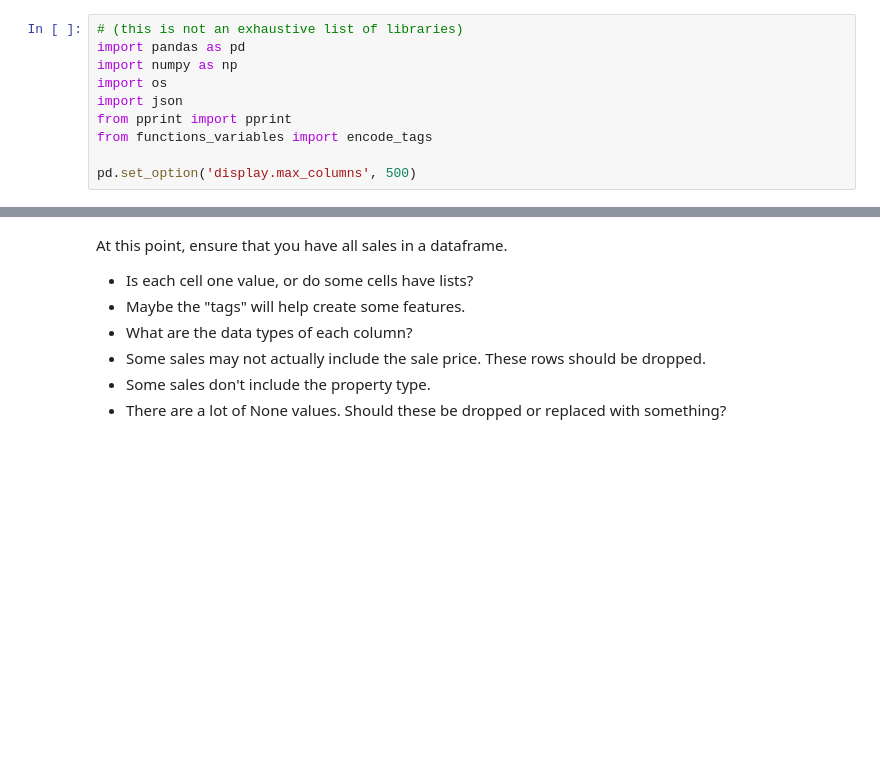
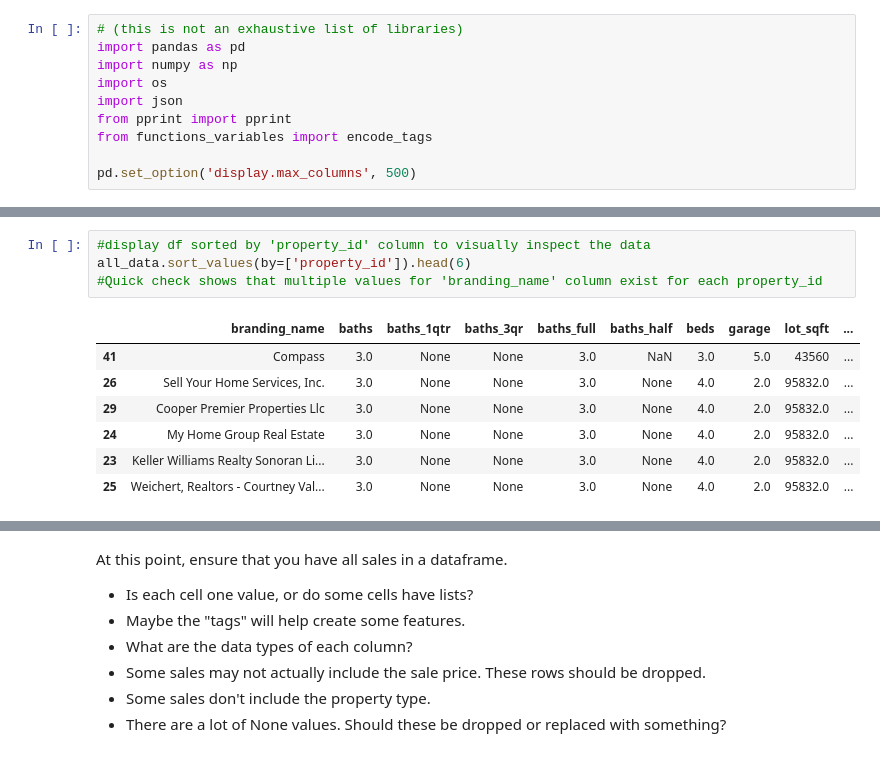
Before and after one commit to tylanoflynn/supervised_learning, a Jupyter notebook: notebooks/1 - EDA.ipynb, the cells around one changed output, grey strips where cells are left out. Saved outputs shown, nothing was run; the diff lists cells and outputs as text; blank space fills up the shorter version.

```diff
--- a/notebooks/1 - EDA.ipynb
+++ b/notebooks/1 - EDA.ipynb
@@ -167,0 +115,12 @@ memory usage: 8.9+ KB
+# %%
+#display df sorted by 'property_id' column to visually inspect the data
+all_data.sort_values(by=['property_id']).head(6)
+#Quick check shows that multiple values for 'branding_name' column exist for each property_id
+# %% [output]
+|  | branding_name | baths | baths_1qtr | baths_3qr | baths_full | baths_half | beds | garage | lot_sqft | ... |
+| 41 | Compass | 3.0 | None | None | 3.0 | NaN | 3.0 | 5.0 | 43560 | ... |
+| 26 | Sell Your Home Services, Inc. | 3.0 | None | None | 3.0 | None | 4.0 | 2.0 | 95832.0 | ... |
+| 29 | Cooper Premier Properties Llc | 3.0 | None | None | 3.0 | None | 4.0 | 2.0 | 95832.0 | ... |
+| 24 | My Home Group Real Estate | 3.0 | None | None | 3.0 | None | 4.0 | 2.0 | 95832.0 | ... |
+| 23 | Keller Williams Realty Sonoran Li... | 3.0 | None | None | 3.0 | None | 4.0 | 2.0 | 95832.0 | ... |
+| 25 | Weichert, Realtors - Courtney Val... | 3.0 | None | None | 3.0 | None | 4.0 | 2.0 | 95832.0 | ... |
```
Also changed, not shown: parts of 37 cells of this notebook.
